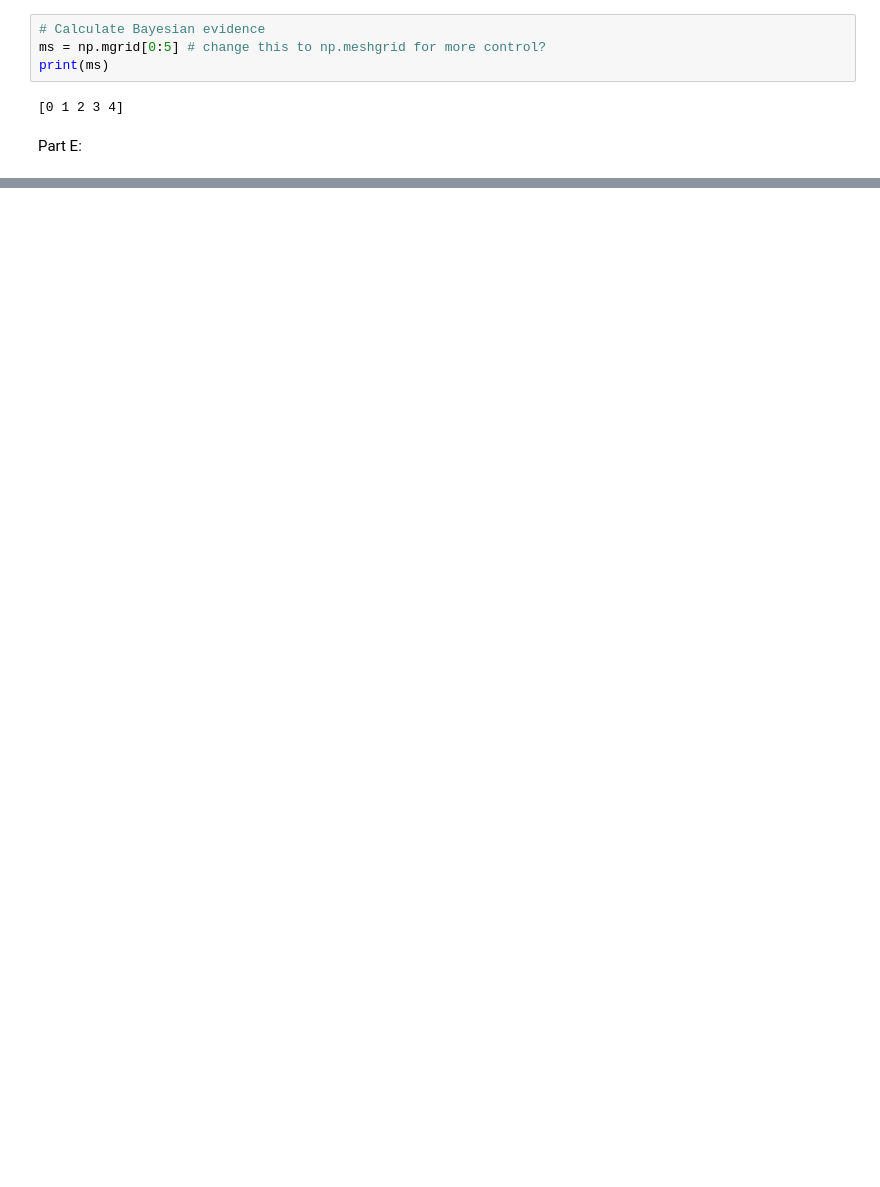
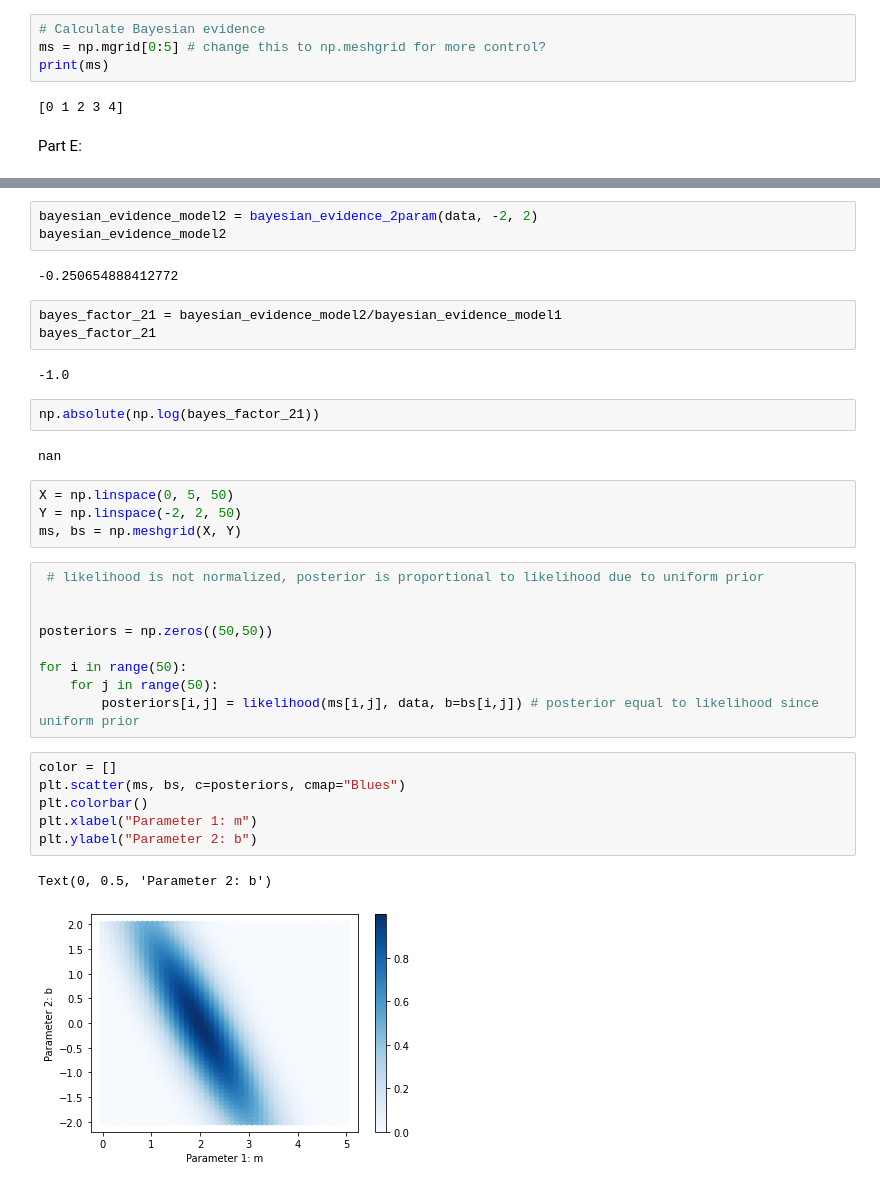
Before and after one commit to eleanorstuart/astr540, a Jupyter notebook: FinalProject.ipynb, the cells around one changed output, grey strips where cells are left out. Saved outputs shown, nothing was run; the diff lists cells and outputs as text; blank space fills up the shorter version.

```diff
--- a/FinalProject.ipynb
+++ b/FinalProject.ipynb
@@ -195,0 +234,36 @@ print(m_b_grid)
+# %%
+bayesian_evidence_model2 = bayesian_evidence_2param(data, -2, 2)
+bayesian_evidence_model2
+# %% [output]
+-0.250654888412772
+# %%
+bayes_factor_21 = bayesian_evidence_model2/bayesian_evidence_model1
+bayes_factor_21
+# %% [output]
+-1.0
+# %%
+np.absolute(np.log(bayes_factor_21))
+# %% [output]
+nan
+# %%
+X = np.linspace(0, 5, 50)
+Y = np.linspace(-2, 2, 50)
+ms, bs = np.meshgrid(X, Y)
+# %%
+ # likelihood is not normalized, posterior is proportional to likelihood due to uniform prior
+
+
+posteriors = np.zeros((50,50))
+
+for i in range(50):
+    for j in range(50):
+        posteriors[i,j] = likelihood(ms[i,j], data, b=bs[i,j]) # posterior equal to likelihood since uniform prior
+# %%
+color = []
+plt.scatter(ms, bs, c=posteriors, cmap="Blues")
+plt.colorbar()
+plt.xlabel("Parameter 1: m")
+plt.ylabel("Parameter 2: b")
+# %% [output]
+Text(0, 0.5, 'Parameter 2: b')
+[figure, added]
```
Also changed, not shown: parts of 37 cells of this notebook, 1 other file.
